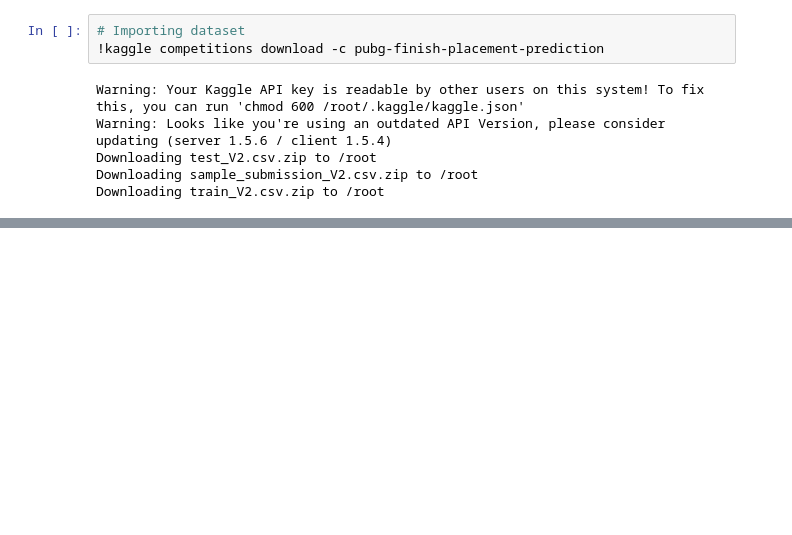
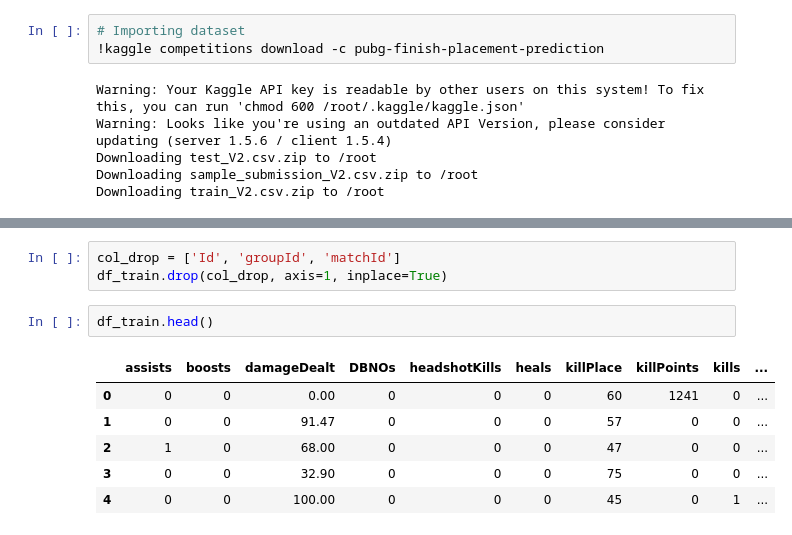
Before and after one commit to faisal3325/pubg_prediction, a Jupyter notebook: playground.ipynb, the cells around one changed output, grey strips where cells are left out. Drawn from its saved outputs; the diff is of its cells as text; blank space fills up the shorter version.

```diff
--- a/playground.ipynb
+++ b/playground.ipynb
@@ -31,0 +120,12 @@ Downloading train_V2.csv.zip to /root
+# %%
+col_drop = ['Id', 'groupId', 'matchId']
+df_train.drop(col_drop, axis=1, inplace=True)
+# %%
+df_train.head()
+# %% [output]
+|  | assists | boosts | damageDealt | DBNOs | headshotKills | heals | killPlace | killPoints | kills | ... |
+| 0 | 0 | 0 | 0.00 | 0 | 0 | 0 | 60 | 1241 | 0 | ... |
+| 1 | 0 | 0 | 91.47 | 0 | 0 | 0 | 57 | 0 | 0 | ... |
+| 2 | 1 | 0 | 68.00 | 0 | 0 | 0 | 47 | 0 | 0 | ... |
+| 3 | 0 | 0 | 32.90 | 0 | 0 | 0 | 75 | 0 | 0 | ... |
+| 4 | 0 | 0 | 100.00 | 0 | 0 | 0 | 45 | 0 | 1 | ... |
```
Also changed, not shown: parts of 10 cells of this notebook.
